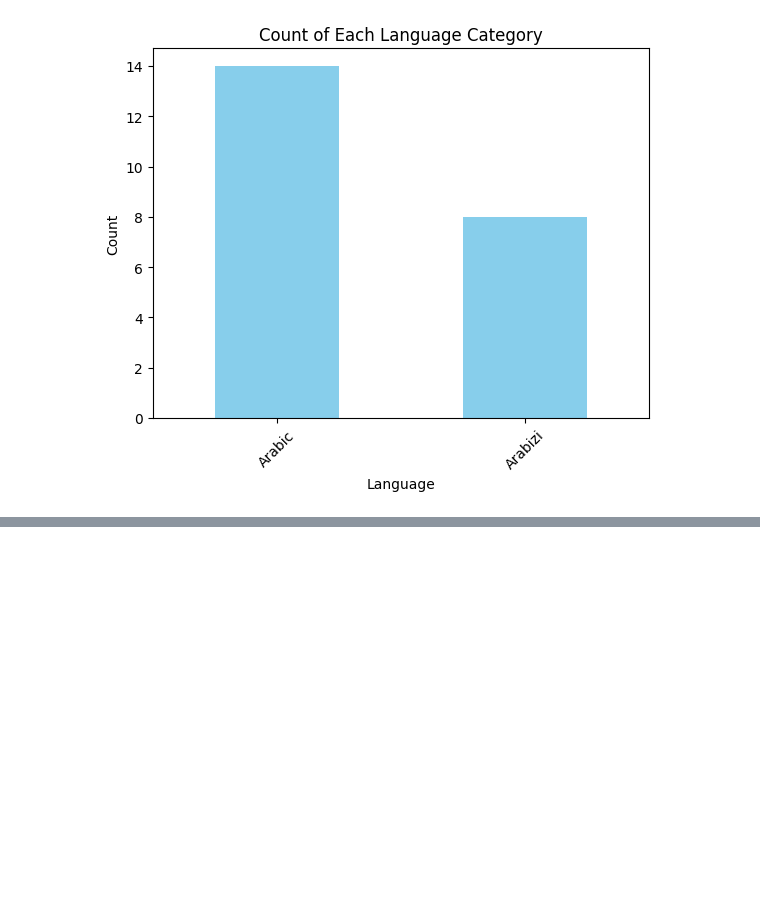
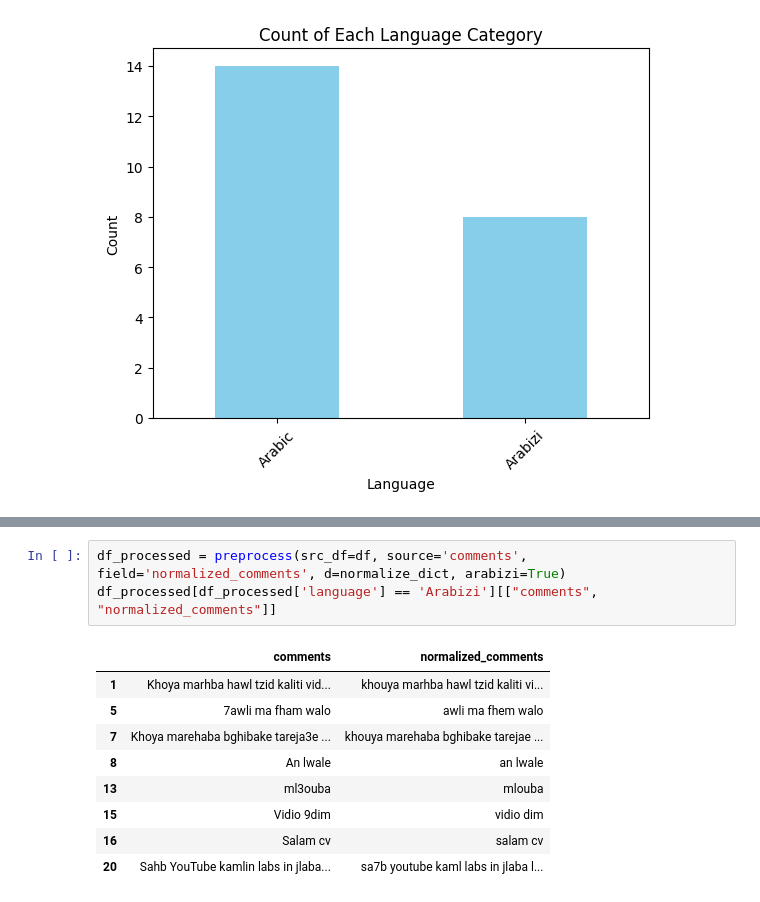
Before and after one commit to younestr/NLP-E2E-Darija-, a Jupyter notebook: notebooks/inference.ipynb, the cells around one changed output, grey strips where cells are left out. Cells and saved outputs as stored; diff of their text form; blank space fills up the shorter version.

```diff
--- a/notebooks/inference.ipynb
+++ b/notebooks/inference.ipynb
@@ -92,0 +169,13 @@ plt.show()
+# %%
+df_processed = preprocess(src_df=df, source='comments', field='normalized_comments', d=normalize_dict, arabizi=True)
+df_processed[df_processed['language'] == 'Arabizi'][["comments", "normalized_comments"]]
+# %% [output]
+|  | comments | normalized_comments |
+| 1 | Khoya marhba hawl tzid kaliti vid... | khouya marhba hawl tzid kaliti vi... |
+| 5 | 7awli ma fham walo | awli ma fhem walo |
+| 7 | Khoya marehaba bghibake tareja3e ... | khouya marehaba bghibake tarejae ... |
+| 8 | An lwale | an lwale |
+| 13 | ml3ouba | mlouba |
+| 15 | Vidio 9dim | vidio dim |
+| 16 | Salam cv | salam cv |
+| 20 | Sahb YouTube kamlin labs in jlaba... | sa7b youtube kaml labs in jlaba l... |
```
Also changed, not shown: parts of 8 cells of this notebook, 1 other file.
